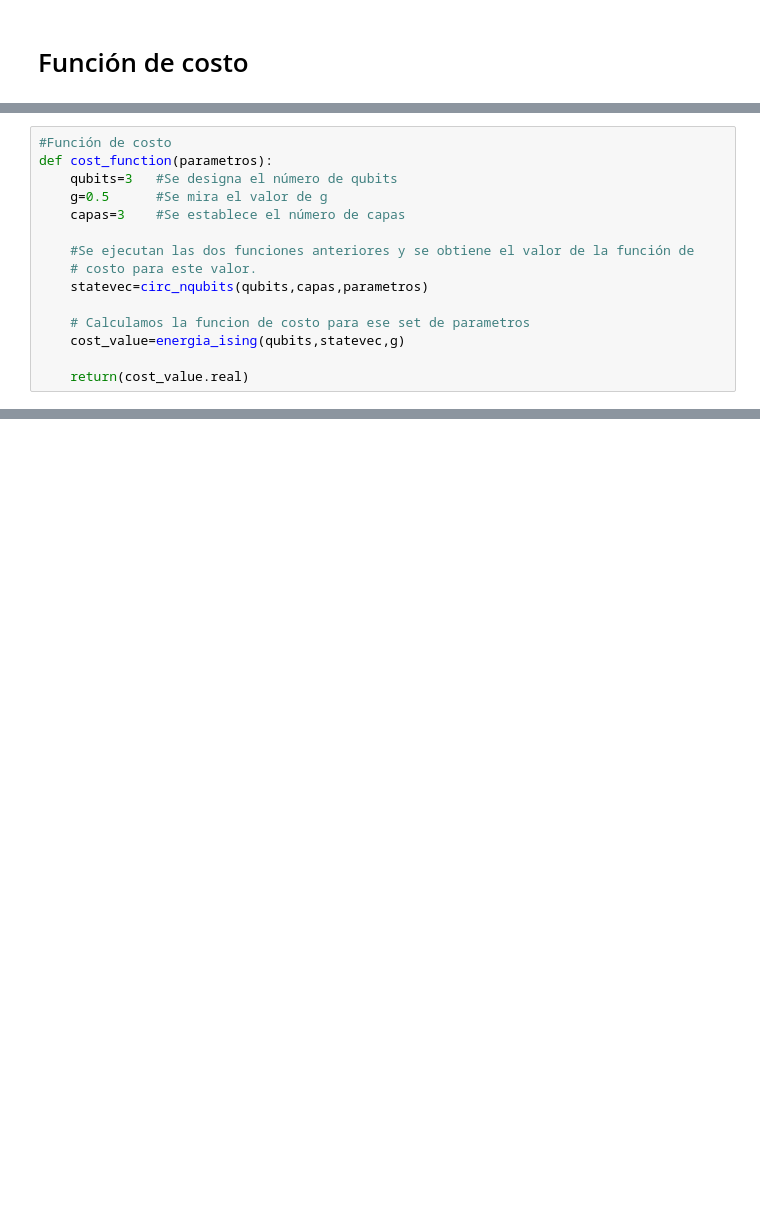
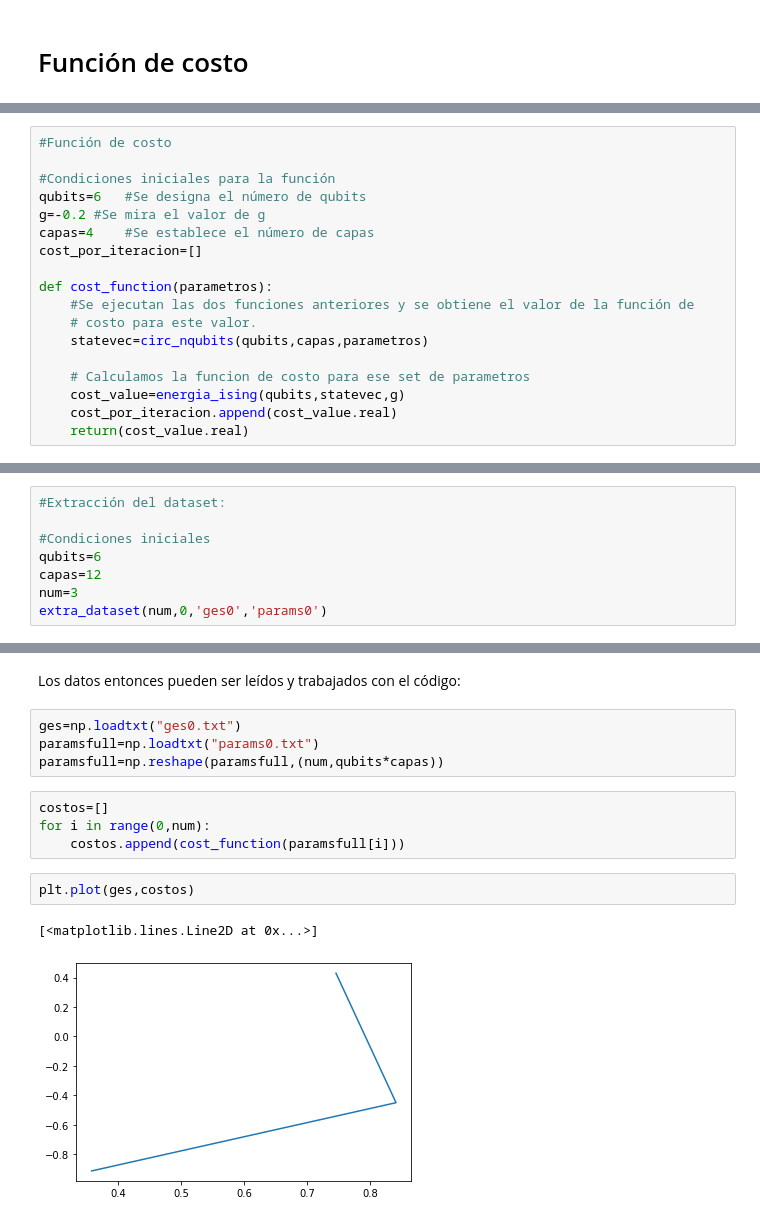
Before and after one commit to Subadra-E/PWF, a Jupyter notebook: Funcion de costo y modelo de Ising/ising_version2-costo.ipynb, the cells around one changed output, grey strips where cells are left out. Cells and saved outputs as stored; diff of their text form; blank space fills up the shorter version.

Commit message:
Se agregó hasta la extracción del dataset

```diff
--- a/Funcion de costo y modelo de Ising/ising_version2-costo.ipynb
+++ b/Funcion de costo y modelo de Ising/ising_version2-costo.ipynb
@@ -195,15 +254,18 @@ Para obtenerla entonces ahora basta con unir las dos implementaciones anteriores
 # %%
 #Función de costo
+
+#Condiciones iniciales para la función
+qubits=6   #Se designa el número de qubits
+g=-0.2 #Se mira el valor de g
+capas=4    #Se establece el número de capas
+cost_por_iteracion=[]
+
 def cost_function(parametros):
-    qubits=3   #Se designa el número de qubits
-    g=0.5      #Se mira el valor de g
-    capas=3    #Se establece el número de capas
-
     #Se ejecutan las dos funciones anteriores y se obtiene el valor de la función de
     # costo para este valor.
     statevec=circ_nqubits(qubits,capas,parametros)
 
     # Calculamos la funcion de costo para ese set de parametros
     cost_value=energia_ising(qubits,statevec,g)
-
+    cost_por_iteracion.append(cost_value.real)
     return(cost_value.real)
@@ -233,0 +435,8 @@ scipy.optimize.minimize(cost_function,parame2,method='COBYLA',options={'maxiter'
+# %%
+#Extracción del dataset:
+
+#Condiciones iniciales
+qubits=6
+capas=12
+num=3
+extra_dataset(num,0,'ges0','params0')
@@ -233,0 +451,15 @@ scipy.optimize.minimize(cost_function,parame2,method='COBYLA',options={'maxiter'
+# %% [markdown]
+Los datos entonces pueden ser leídos y trabajados con el código:
+# %%
+ges=np.loadtxt("ges0.txt")
+paramsfull=np.loadtxt("params0.txt")
+paramsfull=np.reshape(paramsfull,(num,qubits*capas))
+# %%
+costos=[]
+for i in range(0,num):
+    costos.append(cost_function(paramsfull[i]))
+# %%
+plt.plot(ges,costos)
+# %% [output]
+[<matplotlib.lines.Line2D at 0x...>]
+[figure, added]
```
Also changed, not shown: parts of 18 cells of this notebook.
